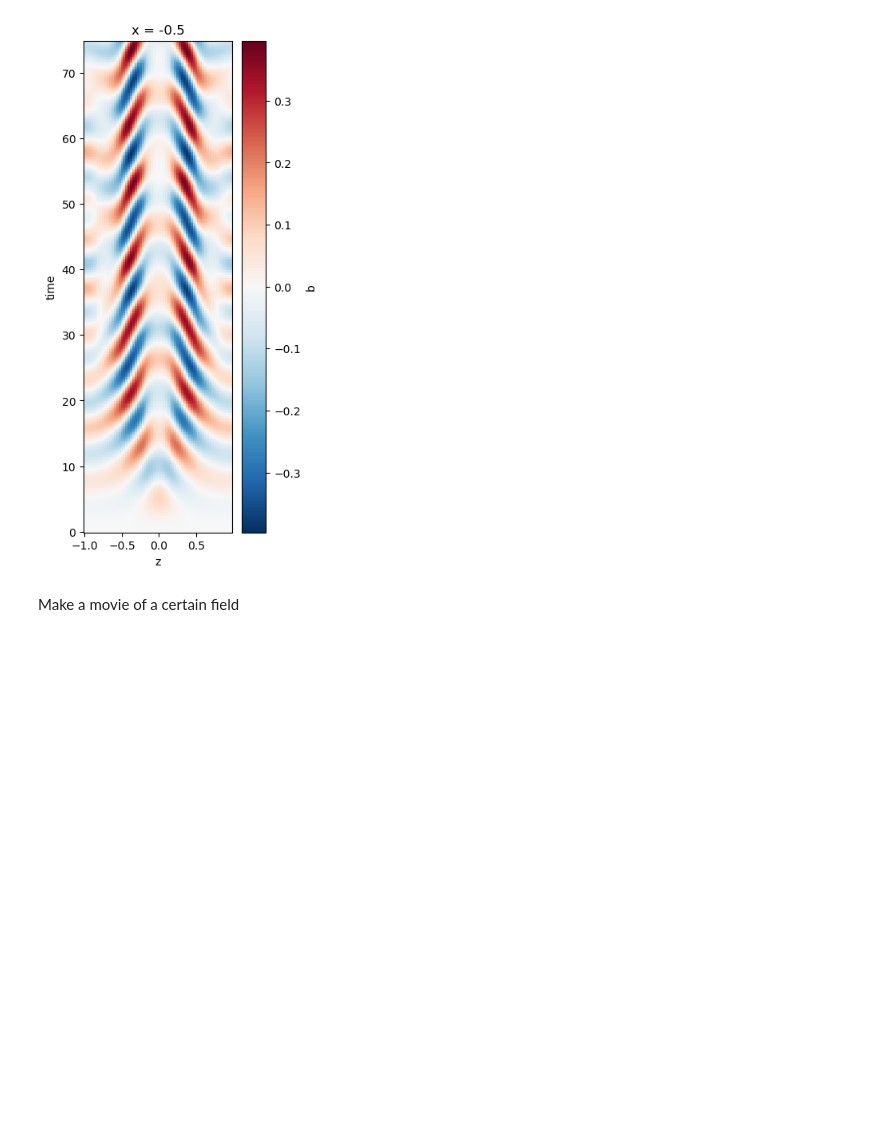
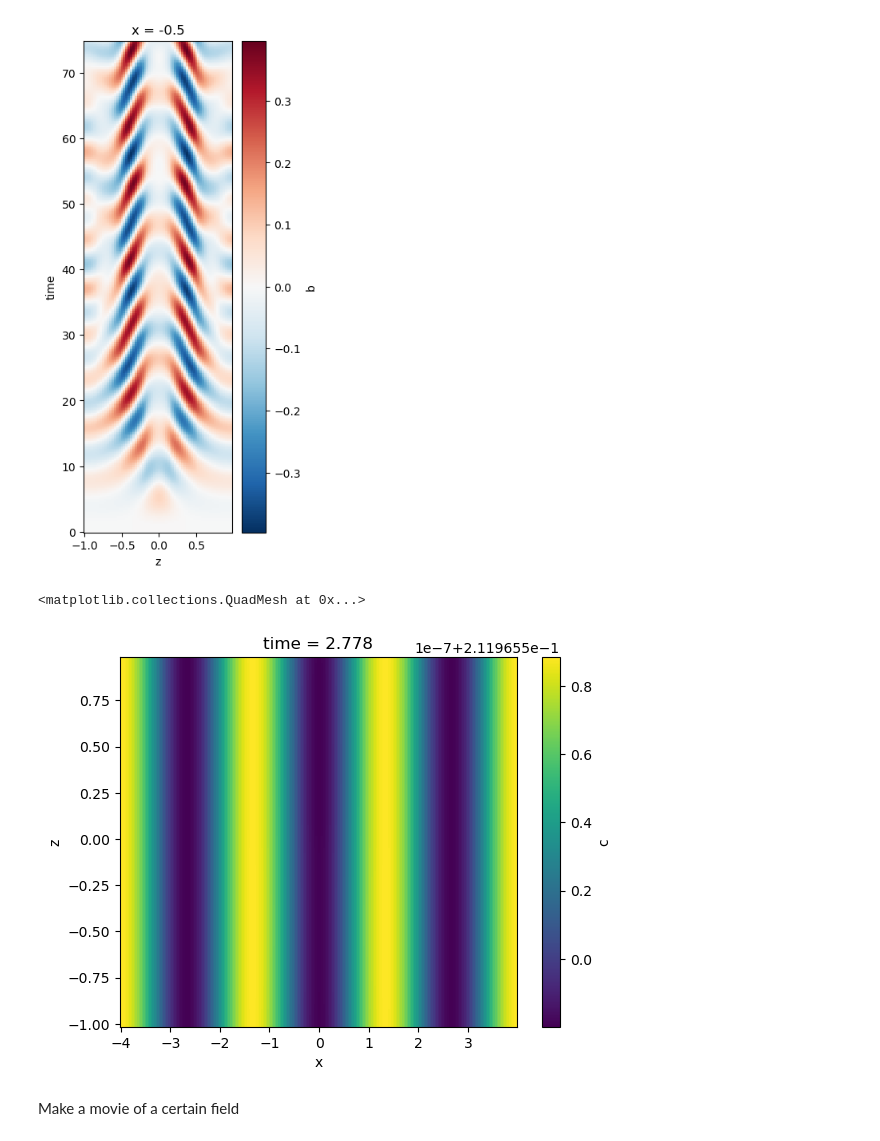
Before and after one commit to dhruvbalwada/CU_DEES_GFD2025_codes, a Jupyter notebook: Gravity_waves/gravity_waves_vectorform_with_time_varying_forcing_and_tracer.ipynb, the cells around one changed output. Drawn from its saved outputs; the diff is of its cells as text; code cells hidden in the pictures; blank space fills up the shorter version.

```diff
--- a/Gravity_waves/gravity_waves_vectorform_with_time_varying_forcing_and_tracer.ipynb
+++ b/Gravity_waves/gravity_waves_vectorform_with_time_varying_forcing_and_tracer.ipynb
@@ -239,6 +239,8 @@ with h5py.File(simdata, mode='r') as file:
     print('u_data: ' + str(u_data.shape))
     p_data = np.squeeze(np.array(file['tasks']['pressure']))
     print('p_data: ' + str(p_data.shape))
+    c_data = np.squeeze(np.array(file['tasks']['tracer']))
+    print('c_data: ' + str(p_data.shape))
     #vort_data = np.squeeze(np.array(file['tasks']['vorticity']))
     #div_data = np.squeeze(np.array(file['tasks']['divergence']))
 
@@ -260,6 +263,7 @@ ds_sim['b'] = xr.DataArray(b_data, coords = {'time':sim_time_ary, 'x':x, 'z':z})
 ds_sim['p'] = xr.DataArray(p_data, coords = {'time':sim_time_ary, 'x':x, 'z':z})
 ds_sim['u'] = xr.DataArray(u_data[:,0,:,:].squeeze(), coords = {'time':sim_time_ary, 'x':x, 'z':z})
 ds_sim['w'] = xr.DataArray(u_data[:,0,:,:].squeeze(), coords = {'time':sim_time_ary, 'x':x, 'z':z})
+ds_sim['c'] = xr.DataArray(c_data, coords = {'time':sim_time_ary, 'x':x, 'z':z})
 # %%
 ds_sim
 # %% [output]
@@ -298,6 +303,11 @@ ds_sim.b.sel(x=-0.5, method='nearest').plot(x='z')
 # %% [output]
 <matplotlib.collections.QuadMesh at 0x...>
 [figure]
+# %%
+ds_sim.c.isel(time=11).plot(x='x')
+# %% [output]
+<matplotlib.collections.QuadMesh at 0x...>
+[figure, added]
 # %% [markdown]
 Make a movie of a certain field
 # %%
```
Also changed, not shown: parts of 6 cells of this notebook, 6 other files.
